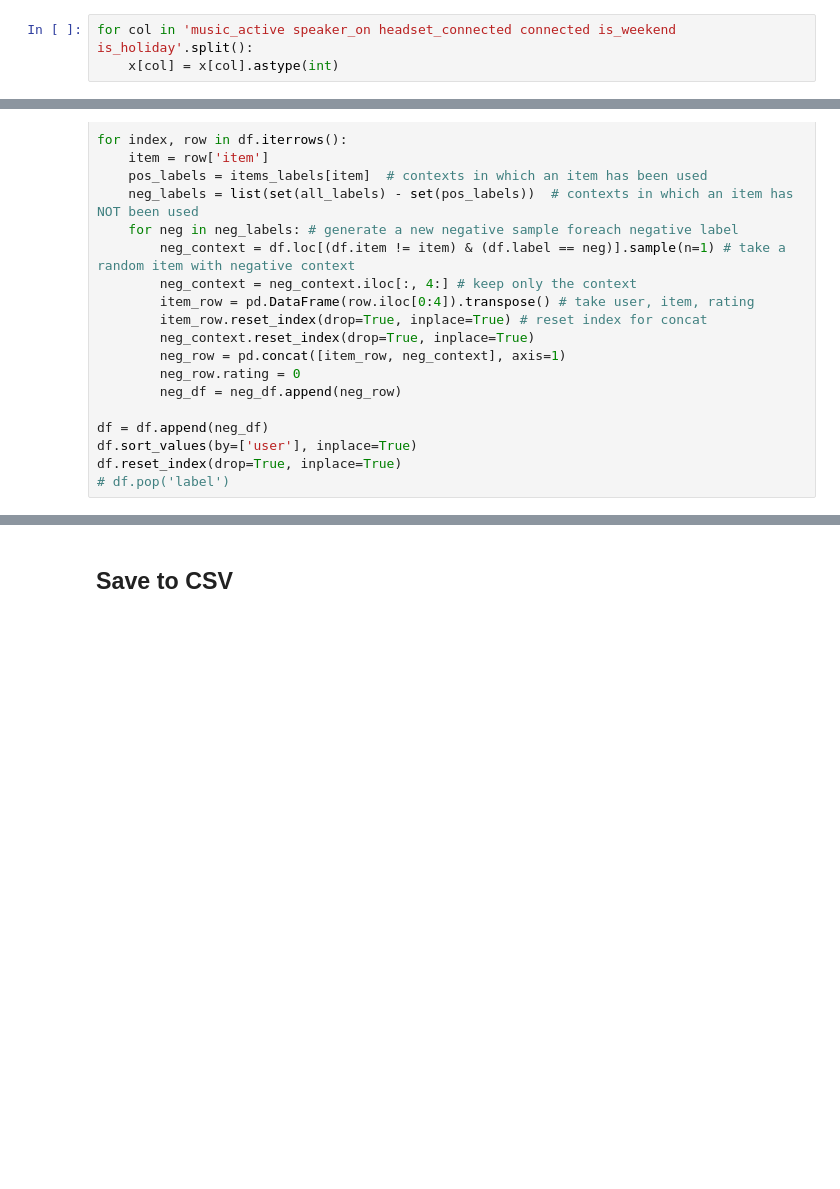
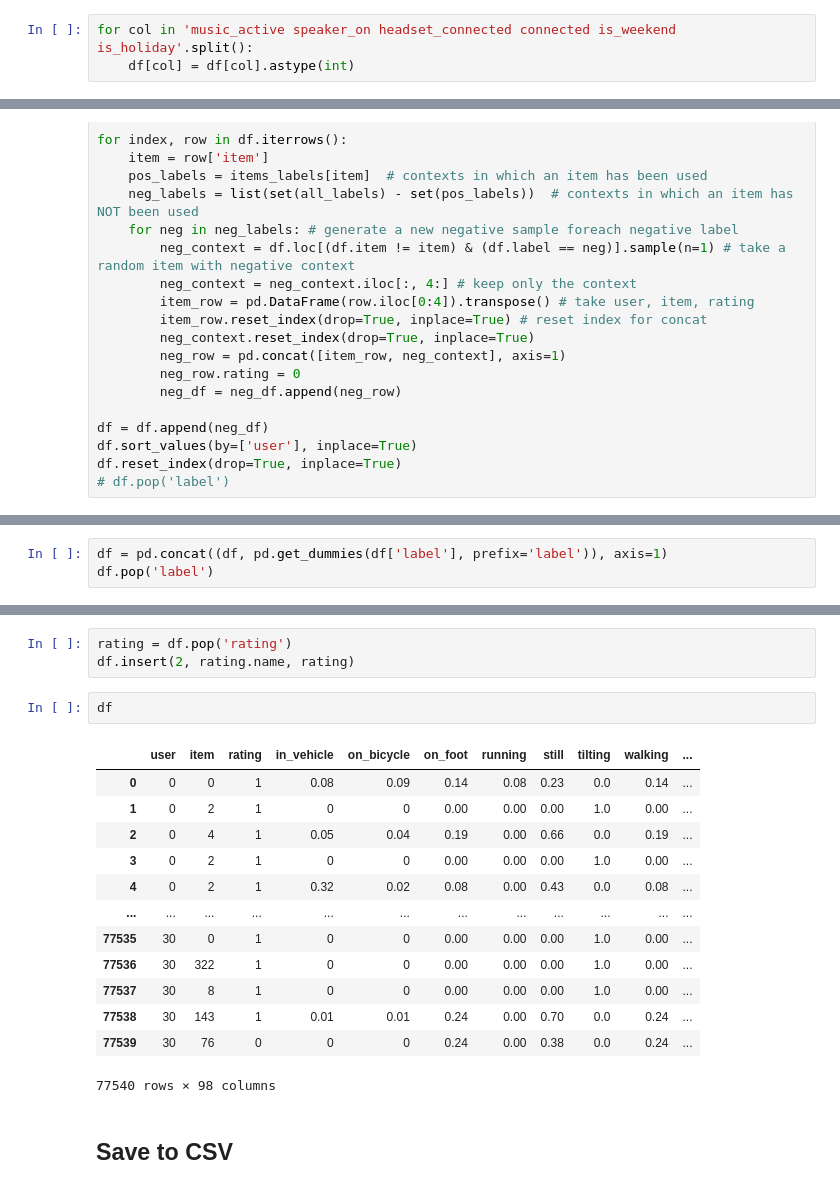
Before and after one commit to CriptHunter/tesi, a Jupyter notebook: Mobile_CARS/MDF_dataset.ipynb, the cells around one changed output, grey strips where cells are left out. Cells and saved outputs as stored; diff of their text form; blank space fills up the shorter version.

```diff
--- a/Mobile_CARS/MDF_dataset.ipynb
+++ b/Mobile_CARS/MDF_dataset.ipynb
@@ -260,7 +297,7 @@ for e in cols:
 ### Boolean to int
 # %%
 for col in 'music_active speaker_on headset_connected connected is_weekend is_holiday'.split():
-    x[col] = x[col].astype(int)
+    df[col] = df[col].astype(int)
 # %% [markdown]
 ### Add rating
 # %%
@@ -299,0 +335,3 @@ df.to_csv('MDF_not_encoded_neg_sampled.csv')
+# %%
+df = pd.concat((df, pd.get_dummies(df['label'], prefix='label')), axis=1)
+df.pop('label')
@@ -300,3 +351,22 @@ df.to_csv('MDF_not_encoded_neg_sampled.csv')
+# %%
+rating = df.pop('rating')
+df.insert(2, rating.name, rating)
+# %%
+df
+# %% [output]
+|  | user | item | rating | in_vehicle | on_bicycle | on_foot | running | still | tilting | walking | ... |
+| 0 | 0 | 0 | 1 | 0.08 | 0.09 | 0.14 | 0.08 | 0.23 | 0.0 | 0.14 | ... |
+| 1 | 0 | 2 | 1 | 0 | 0 | 0.00 | 0.00 | 0.00 | 1.0 | 0.00 | ... |
+| 2 | 0 | 4 | 1 | 0.05 | 0.04 | 0.19 | 0.00 | 0.66 | 0.0 | 0.19 | ... |
+| 3 | 0 | 2 | 1 | 0 | 0 | 0.00 | 0.00 | 0.00 | 1.0 | 0.00 | ... |
+| 4 | 0 | 2 | 1 | 0.32 | 0.02 | 0.08 | 0.00 | 0.43 | 0.0 | 0.08 | ... |
+| ... | ... | ... | ... | ... | ... | ... | ... | ... | ... | ... | ... |
+| 77535 | 30 | 0 | 1 | 0 | 0 | 0.00 | 0.00 | 0.00 | 1.0 | 0.00 | ... |
+| 77536 | 30 | 322 | 1 | 0 | 0 | 0.00 | 0.00 | 0.00 | 1.0 | 0.00 | ... |
+| 77537 | 30 | 8 | 1 | 0 | 0 | 0.00 | 0.00 | 0.00 | 1.0 | 0.00 | ... |
+| 77538 | 30 | 143 | 1 | 0.01 | 0.01 | 0.24 | 0.00 | 0.70 | 0.0 | 0.24 | ... |
+| 77539 | 30 | 76 | 0 | 0 | 0 | 0.24 | 0.00 | 0.38 | 0.0 | 0.24 | ... |
+77540 rows × 98 columns
 # %% [markdown]
 ## Save to CSV
 # %%
```
Also changed, not shown: parts of 8 cells of this notebook, 3 other files.
